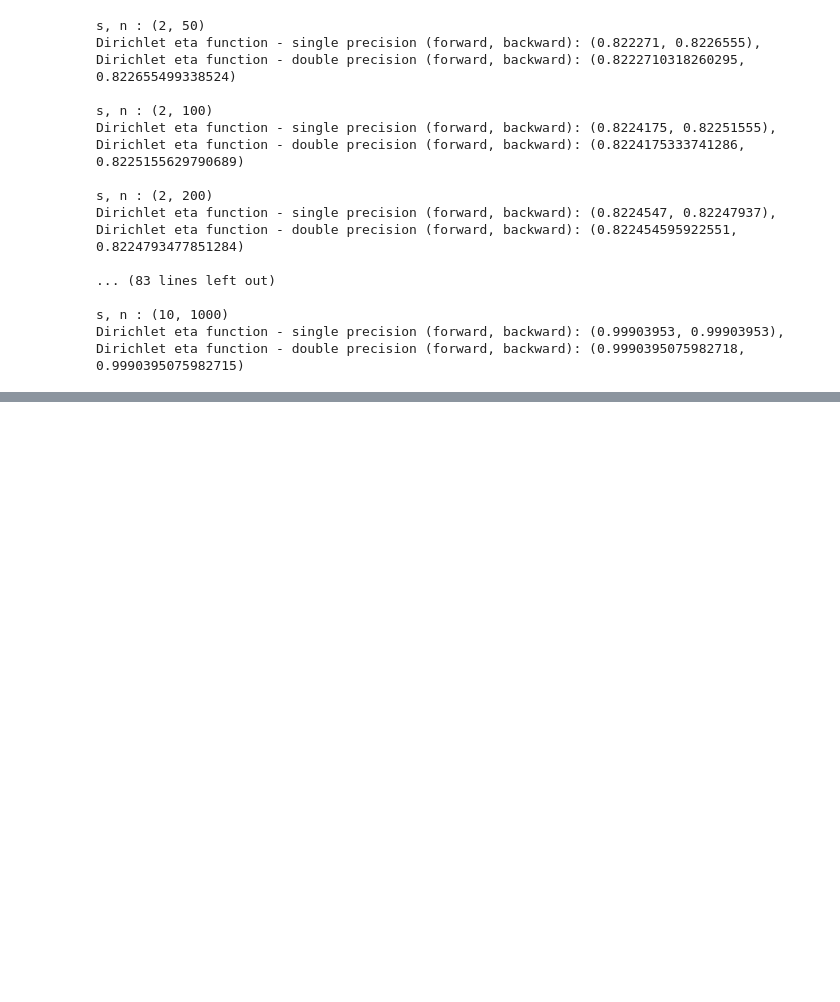
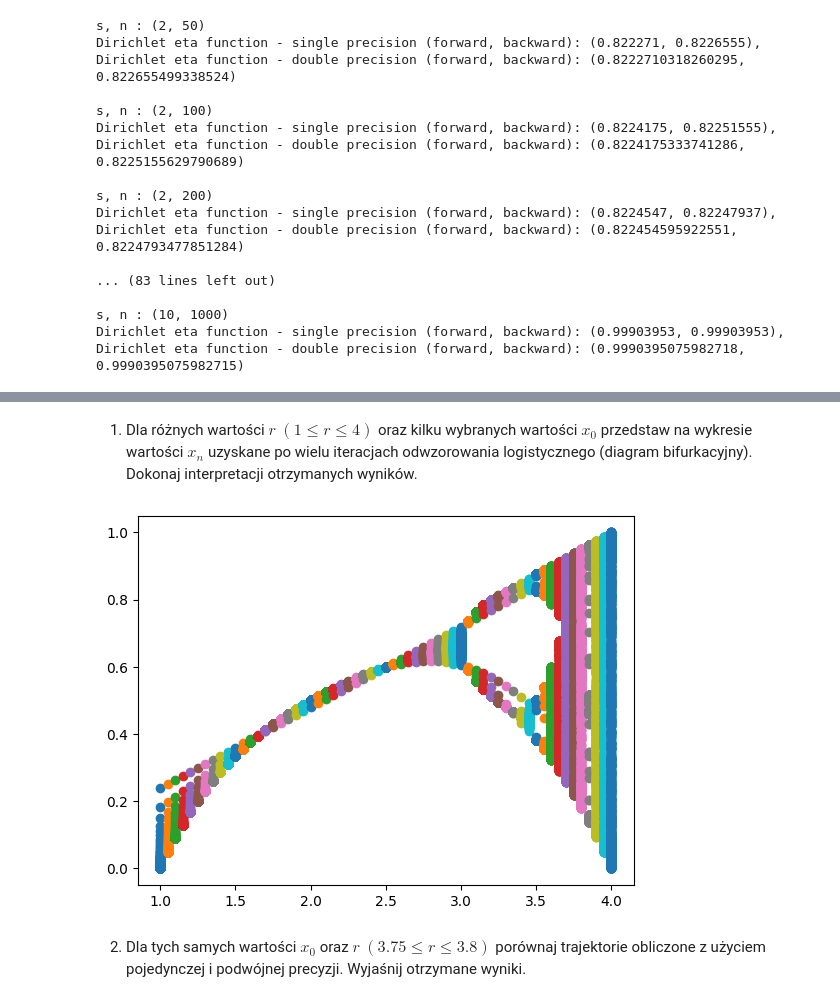
Before and after one commit to mateuszlampert/Computational-Methods, a Jupyter notebook: lab1/task1.ipynb, the cells around one changed output, grey strips where cells are left out. Saved outputs shown, nothing was run; the diff lists cells and outputs as text; code cells hidden in the pictures; blank space fills up the shorter version.

```diff
--- a/lab1/task1.ipynb
+++ b/lab1/task1.ipynb
@@ -302,0 +312,36 @@ Dirichlet eta function - double precision (forward, backward): (0.99903950759827
+# %%
+def logistic_mapping_double_precision(r, x0, e = 10**-5, max_steps = 10**2):
+    xs = []
+    x = x0
+    y = r * x * (1 - x)
+    z = r * y * (1 - y)
+
+    while max_steps > 0:
+        xs.append(y)
+        x = y
+        y = z
+        z = r * y * (1 - y)
+
+        max_steps -= 1
+
+    return xs
+# %% [markdown]
+1. Dla różnych wartości $r$ $(1 \le r \le 4)$ oraz kilku wybranych wartości $x_0$ przedstaw
+na wykresie wartości $x_n$ uzyskane po wielu iteracjach odwzorowania logistycznego
+(diagram bifurkacyjny). Dokonaj interpretacji otrzymanych wyników.
+# %%
+r = 1
+step = 0.05
+x0 = 0.6
+
+while r <= 4:
+    xs = logistic_mapping_double_precision(r, x0)
+
+    plt.scatter([r] * len(xs), xs)
+
+    r += step
+# %% [output]
+[figure, added]
+# %% [markdown]
+2. Dla tych samych wartości $x_0$ oraz $r$ $(3.75 \le r \le 3.8)$ porównaj trajektorie obliczone
+z użyciem pojedynczej i podwójnej precyzji. Wyjaśnij otrzymane wyniki.
```
Also changed, not shown: parts of 7 cells of this notebook.
